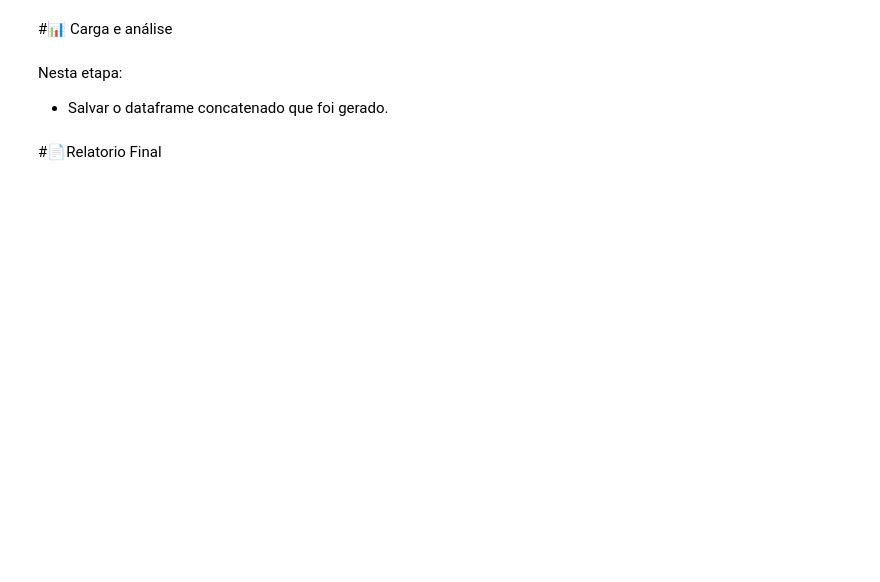
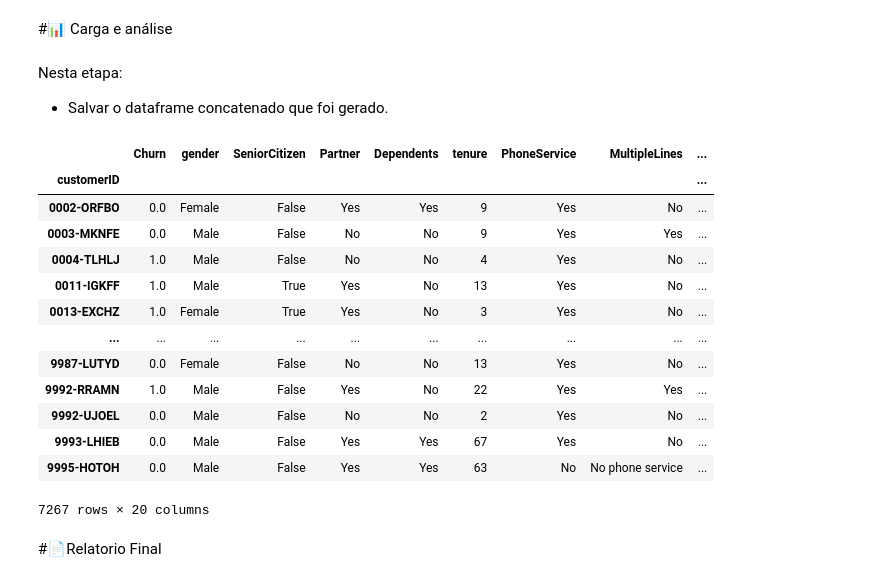
Before and after one commit to JCrpa/curso10_python_data_science_Challenge_TelecomX, a Jupyter notebook: TelecomX_BR.ipynb, the cells around one changed output. Drawn from its saved outputs; the diff is of its cells as text; code cells hidden in the pictures; blank space fills up the shorter version.

Commit message:
voltar para a etapa de extração e alterar dtype das colunas Churn, Senior Citizen e Charges.Total, depois repetir o processo de salvar arquivo CSV na etapa de carga e análise

```diff
--- a/TelecomX_BR.ipynb
+++ b/TelecomX_BR.ipynb
@@ -154,2 +201,21 @@ Nesta etapa:
+# %%
+df_telecomX = pd.read_csv('telecomX_concatenado.csv')
+df_telecomX = df_telecomX.set_index('customerID')
+df_telecomX
+# %% [output]
+|  | Churn | gender | SeniorCitizen | Partner | Dependents | tenure | PhoneService | MultipleLines | ... |
+| customerID |  |  |  |  |  |  |  |  | ... |
+| 0002-ORFBO | 0.0 | Female | False | Yes | Yes | 9 | Yes | No | ... |
+| 0003-MKNFE | 0.0 | Male | False | No | No | 9 | Yes | Yes | ... |
+| 0004-TLHLJ | 1.0 | Male | False | No | No | 4 | Yes | No | ... |
+| 0011-IGKFF | 1.0 | Male | True | Yes | No | 13 | Yes | No | ... |
+| 0013-EXCHZ | 1.0 | Female | True | Yes | No | 3 | Yes | No | ... |
+| ... | ... | ... | ... | ... | ... | ... | ... | ... | ... |
+| 9987-LUTYD | 0.0 | Female | False | No | No | 13 | Yes | No | ... |
+| 9992-RRAMN | 1.0 | Male | False | Yes | No | 22 | Yes | Yes | ... |
+| 9992-UJOEL | 0.0 | Male | False | No | No | 2 | Yes | No | ... |
+| 9993-LHIEB | 0.0 | Male | False | Yes | Yes | 67 | Yes | No | ... |
+| 9995-HOTOH | 0.0 | Male | False | Yes | Yes | 63 | No | No phone service | ... |
+7267 rows × 20 columns
 # %% [markdown]
 #📄Relatorio Final
```
Also changed, not shown: parts of 4 cells of this notebook, 1 other file.
